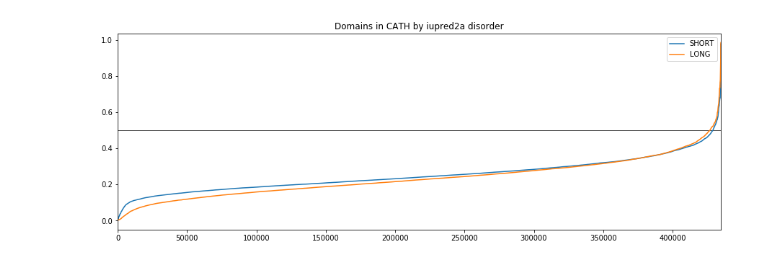
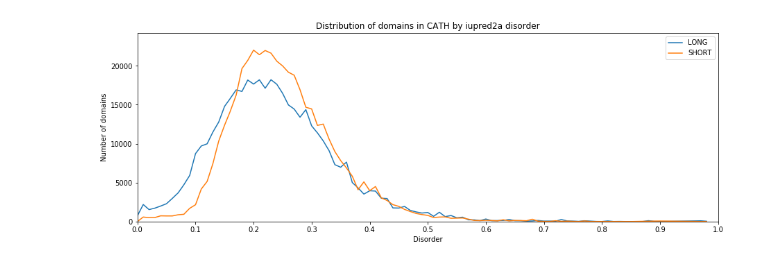
Before and after one commit to CATH-summer-2018/disorder, a Jupyter notebook: main.ipynb, the cells around one changed output. Saved outputs shown, nothing was run; the diff lists cells and outputs as text; code cells hidden in the pictures.

```diff
--- a/main.ipynb
+++ b/main.ipynb
@@ -4,10 +4,23 @@ from CATH_disorder import *
 # %%
 df = pd.read_csv('./compiled.tsv', sep='\t', index_col=0)
 sfam = pd.read_csv('./sfam_compiled.tsv', sep='\t', index_col=0)
-# %%
-plot_distr(df.SHORT, df.LONG,
-           savedname='./figs/all_domains.png',
-           title='Domains in CATH by iupred2a disorder',
-          legend=True)
-# %% [output]
-[figure, removed]
+# %%
+def plt_hist(df):
+    fig, ax = plt.subplots(figsize=(15,5))
+    long = df.LONG.round(2).value_counts().sort_index()
+    short = df.SHORT.round(2).value_counts().sort_index()
+    ax.set_xticks(np.arange(0.0,1.1, 0.1))
+    ax.set_xlim(0,1)
+    ax.set_ylim(0,max(max(long),max(short))*1.1)
+    ax.plot(long, linewidth=1.5, label='LONG')
+    ax.plot(short, linewidth=1.5, label='SHORT')
+    plt.legend()
+    plt.title('Distribution of domains in CATH by iupred2a disorder')
+    plt.xlabel('Disorder')
+    plt.ylabel('Number of domains')
+    plt.savefig('./figs/all_domains.png', bbox_inches='tight')
+    plt.show()
+
+plt_hist(df)
+# %% [output]
+[figure, added]
```
Also changed, not shown: parts of 5 cells of this notebook, 6 other files.
